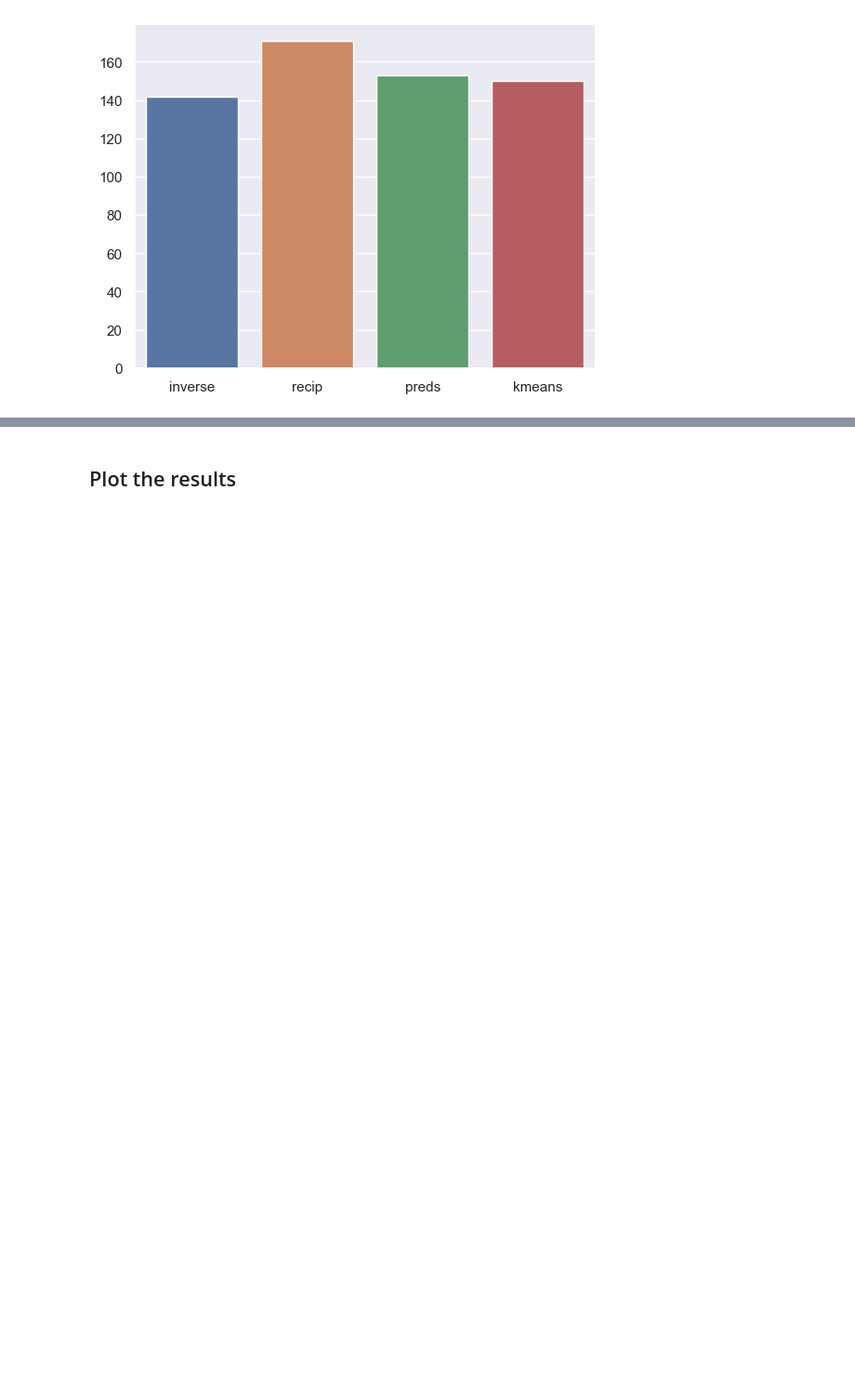
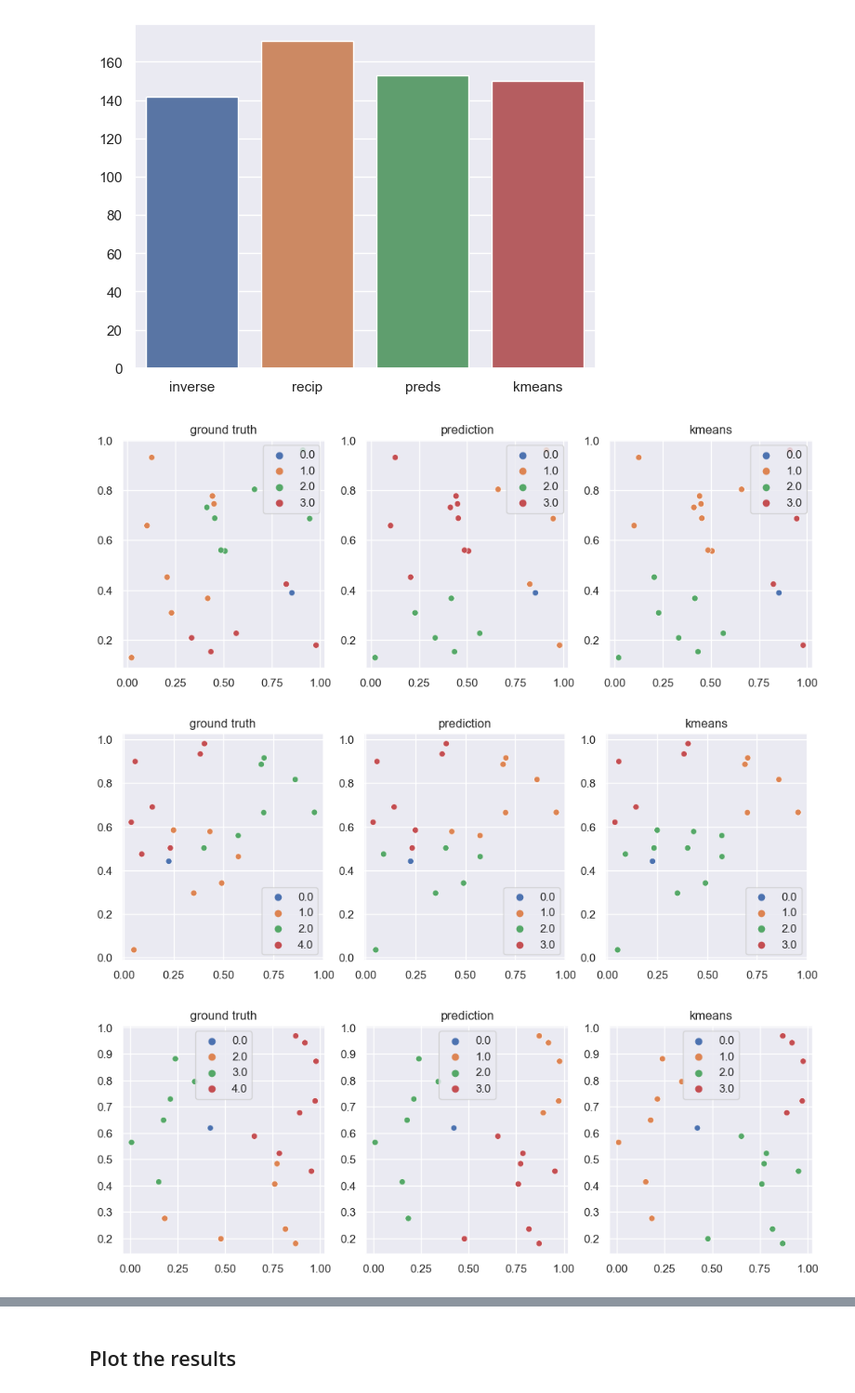
Before and after one commit to sebammon/vrp-thesis, a Jupyter notebook: VRP GraphNet.ipynb, the cells around one changed output, grey strips where cells are left out. Shown at 93% size. Saved outputs shown, nothing was run; the diff lists cells and outputs as text; code cells hidden in the pictures; blank space fills up the shorter version.

```diff
--- a/VRP GraphNet.ipynb
+++ b/VRP GraphNet.ipynb
@@ -565,3 +504,21 @@ sns.barplot(x=np.arange(len(violations)), y=violations).set_xticks(range(len(lab
 plt.show()
 # %% [output]
 [figure]
+# %%
+for i in range(10):
+    fig, axes = plt.subplots(1, 3, figsize=(12, 4))
+    sns.scatterplot(x=batch_node_features[i, :, 0], y=batch_node_features[i, :, 1], ax=axes[0],
+                    hue=np.concatenate(([0], batch_clusters[i] + 1)), palette="deep")
+    sns.scatterplot(x=batch_node_features[i, :, 0], y=batch_node_features[i, :, 1], ax=axes[1],
+                    hue=np.concatenate(([0], clusters[i, 2] + 1)), palette="deep")
+    sns.scatterplot(x=batch_node_features[i, :, 0], y=batch_node_features[i, :, 1], ax=axes[2],
+                    hue=np.concatenate(([0], clusters[i, 3] + 1)), palette="deep")
+    axes[0].set_title("ground truth")
+    axes[1].set_title("prediction")
+    axes[2].set_title("kmeans")
+
+    plt.show()
+# %% [output]
+[figure, added]
+[figure, added]
+[figure, added]
```
Also changed, not shown: parts of 49 cells of this notebook, 18 other files.
